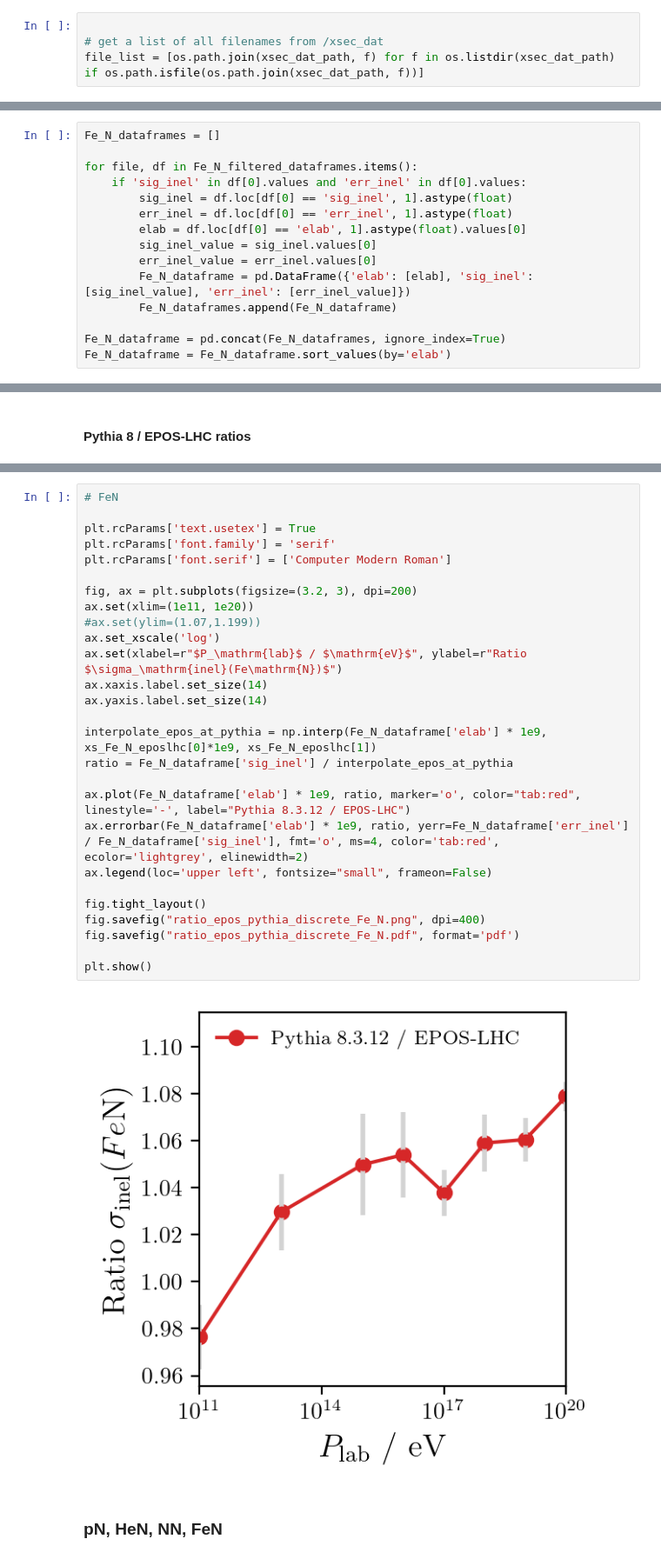
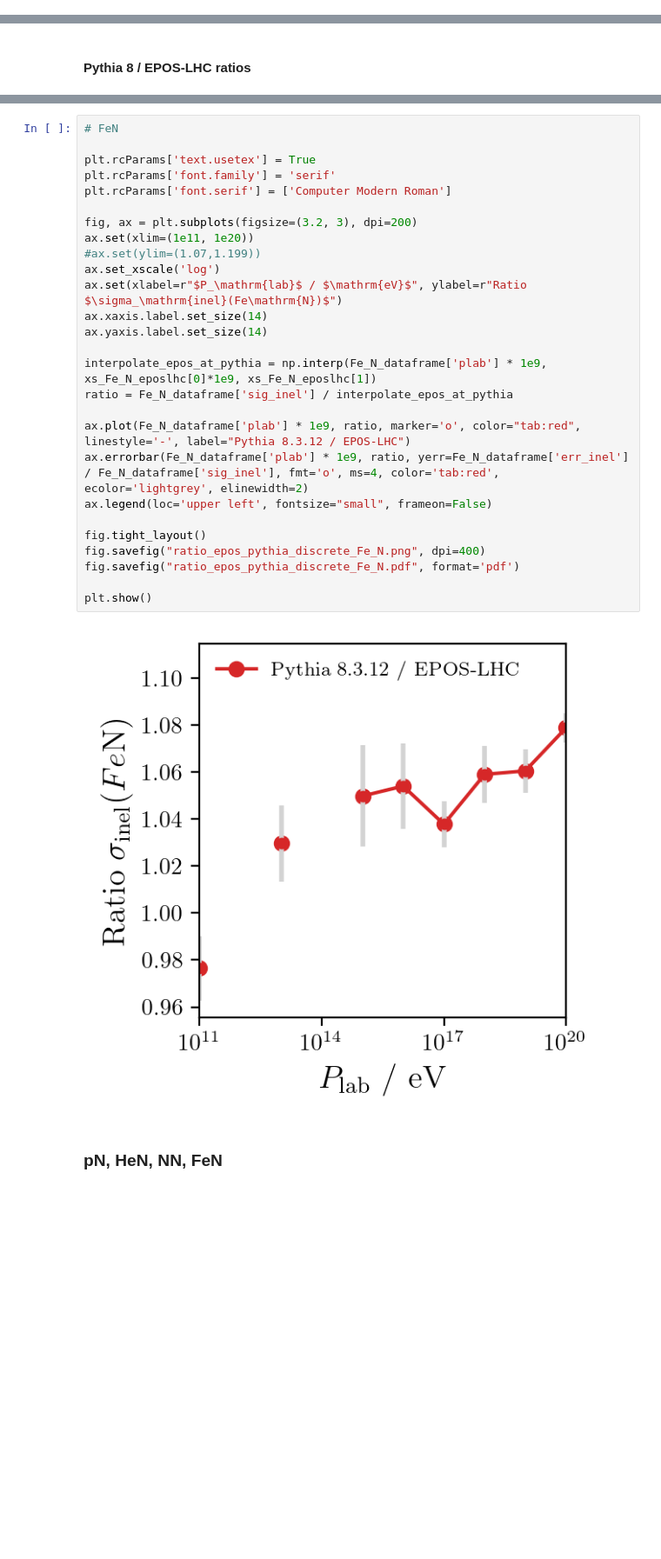
Before and after one commit to gaudu/pythia8312, a Jupyter notebook: examples/pythia8312_xsec_plotting.ipynb, the cells around one changed output, grey strips where cells are left out. Shown at 87% size. Saved outputs shown, nothing was run; the diff lists cells and outputs as text; blank space fills up the shorter version.

```diff
--- a/examples/pythia8312_xsec_plotting.ipynb
+++ b/examples/pythia8312_xsec_plotting.ipynb
@@ -15,4 +11,0 @@ xsec_dat_path = 'xsec_pythia8312'
-# %%
-
-# get a list of all filenames from /xsec_dat
-file_list = [os.path.join(xsec_dat_path, f) for f in os.listdir(xsec_dat_path) if os.path.isfile(os.path.join(xsec_dat_path, f))]
@@ -219,18 +209,3 @@ N_N_dataframe = N_N_dataframe.sort_values(by='elab')
-# %%
-Fe_N_dataframes = []
-
-for file, df in Fe_N_filtered_dataframes.items():
-    if 'sig_inel' in df[0].values and 'err_inel' in df[0].values:
-        sig_inel = df.loc[df[0] == 'sig_inel', 1].astype(float)
-        err_inel = df.loc[df[0] == 'err_inel', 1].astype(float)
-        elab = df.loc[df[0] == 'elab', 1].astype(float).values[0]
-        sig_inel_value = sig_inel.values[0]
-        err_inel_value = err_inel.values[0]
-        Fe_N_dataframe = pd.DataFrame({'elab': [elab], 'sig_inel': [sig_inel_value], 'err_inel': [err_inel_value]})
-        Fe_N_dataframes.append(Fe_N_dataframe)
-
-Fe_N_dataframe = pd.concat(Fe_N_dataframes, ignore_index=True)
-Fe_N_dataframe = Fe_N_dataframe.sort_values(by='elab')
 # %% [markdown]
 ### pp and $\pi$+ p
 # %%
@@ -645,32 +617,32 @@ plt.show()
 # %%
 # FeN
 
 plt.rcParams['text.usetex'] = True
 plt.rcParams['font.family'] = 'serif'
 plt.rcParams['font.serif'] = ['Computer Modern Roman']
 
 fig, ax = plt.subplots(figsize=(3.2, 3), dpi=200)
 ax.set(xlim=(1e11, 1e20))
 #ax.set(ylim=(1.07,1.199))
 ax.set_xscale('log')
 ax.set(xlabel=r"$P_\mathrm{lab}$ / $\mathrm{eV}$", ylabel=r"Ratio $\sigma_\mathrm{inel}(Fe\mathrm{N})$")
 ax.xaxis.label.set_size(14)
 ax.yaxis.label.set_size(14)
 
-interpolate_epos_at_pythia = np.interp(Fe_N_dataframe['elab'] * 1e9, xs_Fe_N_eposlhc[0]*1e9, xs_Fe_N_eposlhc[1])
+interpolate_epos_at_pythia = np.interp(Fe_N_dataframe['plab'] * 1e9, xs_Fe_N_eposlhc[0]*1e9, xs_Fe_N_eposlhc[1])
 ratio = Fe_N_dataframe['sig_inel'] / interpolate_epos_at_pythia
 
-ax.plot(Fe_N_dataframe['elab'] * 1e9, ratio, marker='o', color="tab:red", linestyle='-', label="Pythia 8.3.12 / EPOS-LHC")
-ax.errorbar(Fe_N_dataframe['elab'] * 1e9, ratio, yerr=Fe_N_dataframe['err_inel'] / Fe_N_dataframe['sig_inel'], fmt='o', ms=4, color='tab:red', ecolor='lightgrey', elinewidth=2)
+ax.plot(Fe_N_dataframe['plab'] * 1e9, ratio, marker='o', color="tab:red", linestyle='-', label="Pythia 8.3.12 / EPOS-LHC")
+ax.errorbar(Fe_N_dataframe['plab'] * 1e9, ratio, yerr=Fe_N_dataframe['err_inel'] / Fe_N_dataframe['sig_inel'], fmt='o', ms=4, color='tab:red', ecolor='lightgrey', elinewidth=2)
 ax.legend(loc='upper left', fontsize="small", frameon=False)
 
 fig.tight_layout()
 fig.savefig("ratio_epos_pythia_discrete_Fe_N.png", dpi=400)
 fig.savefig("ratio_epos_pythia_discrete_Fe_N.pdf", format='pdf')
 
 plt.show()
 # %% [output]
-[figure, old version]
+[figure, new version]
 # %% [markdown]
 ### pN, HeN, NN, FeN
 # %%
```
Also changed, not shown: parts of 39 cells of this notebook.
